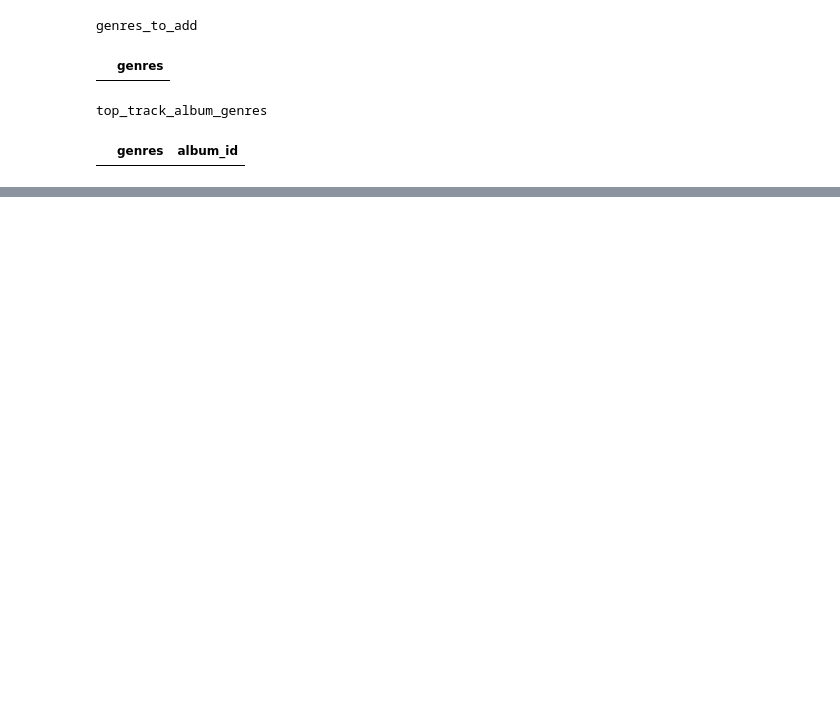
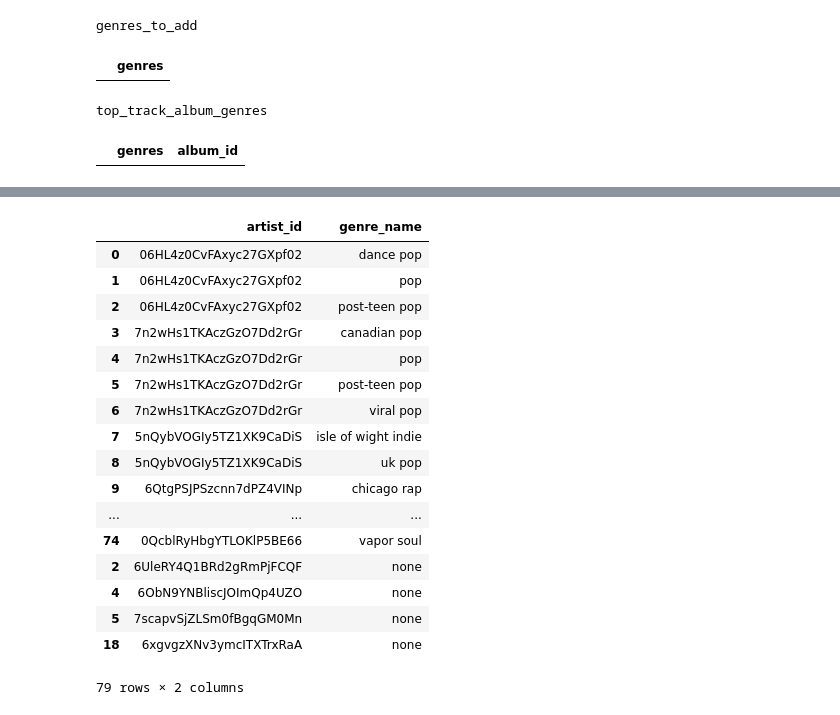
Before and after one commit to CS-316-Group/Project, a Jupyter notebook: notebooks/Spotify Data Cleaning Example.ipynb, the cells around one changed output, grey strips where cells are left out. Cells and saved outputs as stored; diff of their text form; code cells hidden in the pictures; blank space fills up the shorter version.

```diff
--- a/notebooks/Spotify Data Cleaning Example.ipynb
+++ b/notebooks/Spotify Data Cleaning Example.ipynb
@@ -212,0 +193,6 @@ See the caveats in the documentation: http://pandas.pydata.org/pandas-docs/stabl
+# %%
+all_data = clean_all_data(new_user, [1,2,3,4,5])
+
+for df_name, df in all_data.items():
+    print(df_name)
+    display(df.head())
@@ -212,0 +249,23 @@ See the caveats in the documentation: http://pandas.pydata.org/pandas-docs/stabl
+# %%
+df = all_data['top_track_artists_genres']
+df = df.drop_duplicates().replace({"": "none"})
+df
+# %% [output]
+|  | artist_id | genre_name |
+| 0 | 06HL4z0CvFAxyc27GXpf02 | dance pop |
+| 1 | 06HL4z0CvFAxyc27GXpf02 | pop |
+| 2 | 06HL4z0CvFAxyc27GXpf02 | post-teen pop |
+| 3 | 7n2wHs1TKAczGzO7Dd2rGr | canadian pop |
+| 4 | 7n2wHs1TKAczGzO7Dd2rGr | pop |
+| 5 | 7n2wHs1TKAczGzO7Dd2rGr | post-teen pop |
+| 6 | 7n2wHs1TKAczGzO7Dd2rGr | viral pop |
+| 7 | 5nQybVOGIy5TZ1XK9CaDiS | isle of wight indie |
+| 8 | 5nQybVOGIy5TZ1XK9CaDiS | uk pop |
+| 9 | 6QtgPSJPSzcnn7dPZ4VINp | chicago rap |
+| ... | ... | ... |
+| 74 | 0QcblRyHbgYTLOKlP5BE66 | vapor soul |
+| 2 | 6UleRY4Q1BRd2gRmPjFCQF | none |
+| 4 | 6ObN9YNBliscJOImQp4UZO | none |
+| 5 | 7scapvSjZLSm0fBgqGM0Mn | none |
+| 18 | 6xgvgzXNv3ymcITXTrxRaA | none |
+79 rows × 2 columns
```
Also changed, not shown: parts of 6 cells of this notebook, 12 other files.
